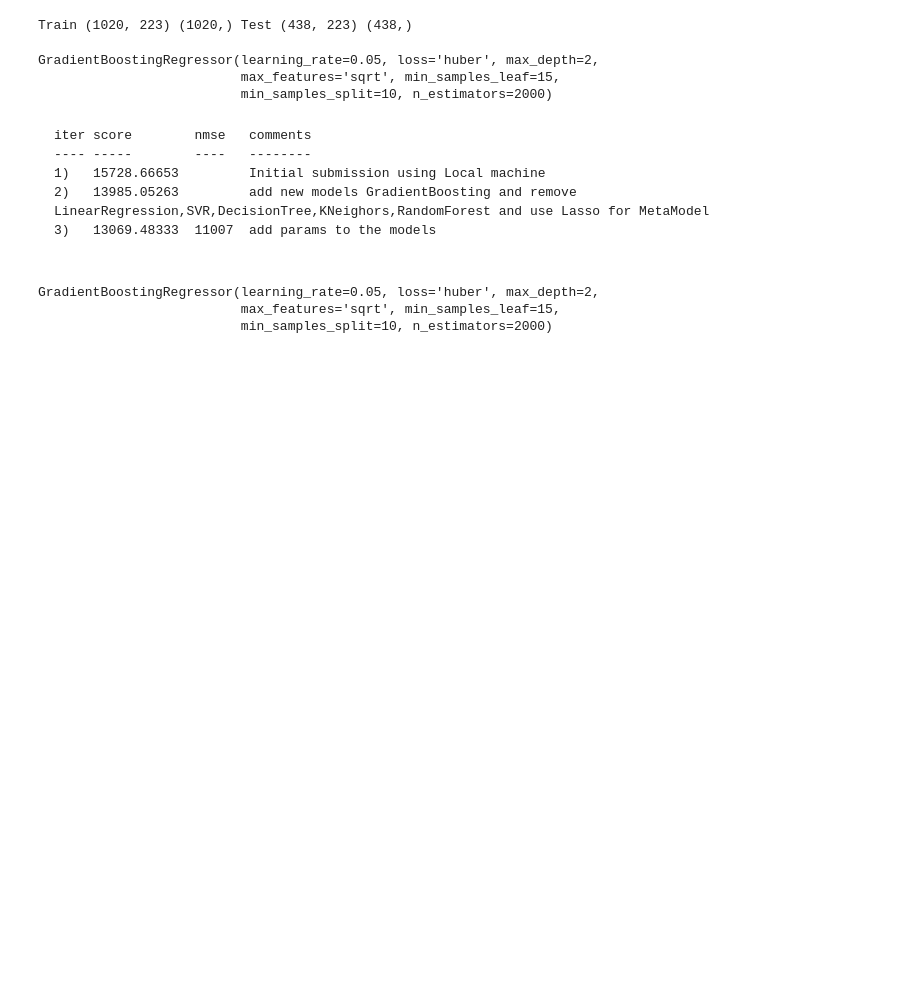
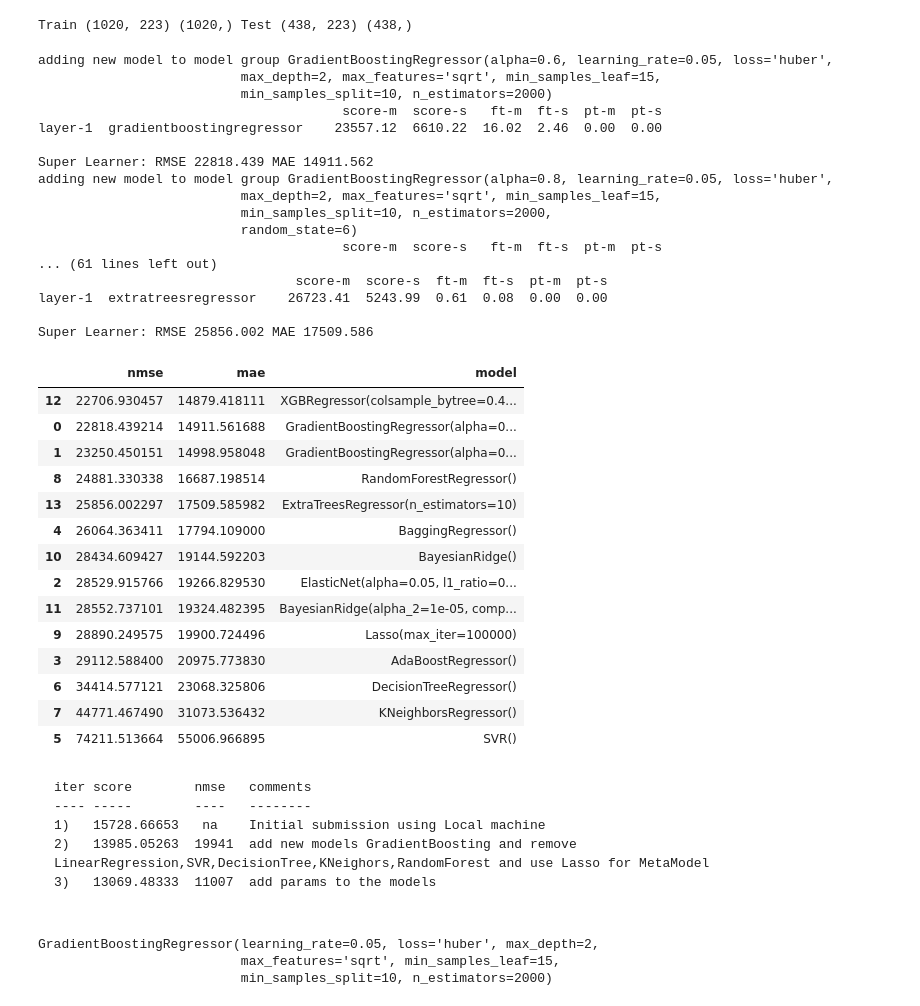
Before and after one commit to donaldsrepo/Kaggle_SalePrice, a Jupyter notebook: SuperLearnerRegressor.ipynb, the cells around one changed output. Cells and saved outputs as stored; diff of their text form; code cells hidden in the pictures; blank space fills up the shorter version.

```diff
--- a/CC_SuperLearnerRegressor.ipynb
+++ b/SuperLearnerRegressor.ipynb
@@ -37,7 +37,7 @@ def mae(yreal, yhat):
 	return mean_absolute_error(yreal, yhat)
 
 # create the super learner
-def get_super_learner(X, ModelList):
+def get_super_learner(X, ModelList, MetaModel):
     ensemble = SuperLearner(scorer=rmse, folds=10, shuffle=True, sample_size=len(X))
     # create a list of base-models
 
@@ -47,7 +47,7 @@ def get_super_learner(X, ModelList):
     ensemble.add(models)
     # add the meta model
     # ensemble.add_meta(LinearRegression())
-    ensemble.add_meta(Lasso())
+    ensemble.add_meta(MetaModel)
     return ensemble
 
 # create the inputs and outputs
@@ -69,49 +87,89 @@ Train (1020, 223) (1020,) Test (438, 223) (438,)
 # create the super learner
 model_results = []
 
-gbr  = {'alpha': 0.9, 'ccp_alpha': 0.0, 'criterion': 'friedman_mse', 'init': None, 'learning_rate': 0.05, 'loss': 'huber', 'max_depth': 2, 'max_features': 'sqrt', 'max_leaf_nodes': None, 'min_impurity_decrease': 0.0, 'min_impurity_split': None, 'min_samples_leaf': 15, 'min_samples_split': 10, 'min_weight_fraction_leaf': 0.0, 'n_estimators': 2000, 'n_iter_no_change': None, 'presort': 'deprecated', 'random_state': None, 'subsample': 1.0, 'tol': 0.0001, 'validation_fraction': 0.1, 'verbose': 0, 'warm_start': False}
+gbr  = {'alpha': 0.6, 'ccp_alpha': 0.0, 'criterion': 'friedman_mse', 'init': None, 'learning_rate': 0.05, 'loss': 'huber', 'max_depth': 2, 'max_features': 'sqrt', 'max_leaf_nodes': None, 'min_impurity_decrease': 0.0, 'min_impurity_split': None, 'min_samples_leaf': 15, 'min_samples_split': 10, 'min_weight_fraction_leaf': 0.0, 'n_estimators': 2000, 'n_iter_no_change': None, 'presort': 'deprecated', 'random_state': None, 'subsample': 1.0, 'tol': 0.0001, 'validation_fraction': 0.1, 'verbose': 0, 'warm_start': False}
+gbr2  = {'alpha': 0.8, 'ccp_alpha': 0.0, 'criterion': 'friedman_mse', 'init': None, 'learning_rate': 0.05, 'loss': 'huber', 'max_depth': 2, 'max_features': 'sqrt', 'max_leaf_nodes': None, 'min_impurity_decrease': 0.0, 'min_impurity_split': None, 'min_samples_leaf': 15, 'min_samples_split': 10, 'min_weight_fraction_leaf': 0.0, 'n_estimators': 2000, 'n_iter_no_change': None, 'presort': 'deprecated', 'random_state': 6, 'subsample': 1.0, 'tol': 0.0001, 'validation_fraction': 0.1, 'verbose': 0, 'warm_start': False}
 enet = {'alpha': 0.05, 'fit_intercept': True, 'l1_ratio': 0.85, 'max_iter': 1500, 'tol': .0001, 'normalize': False, 'selection': 'random'}
 kr = {'alpha': 2.2, 'coef0': 0.5, 'degree': 5, 'gamma': 0.001, 'kernel': 'polynomial'}
 rf = {'criterion': 'mse', 'max_depth': 5, 'max_features': None, 'min_samples_leaf': 5, 'min_samples_split': 10, 'n_estimators': 50}
-lgbm = {'bagging_fraction': 0.85, 'bagging_freq': 5, 'bagging_seed': 9, 'boosting_type': 'gbdt', 'class_weight': None, 'colsample_bytree': 1.0, 'feature_fraction': 0.2319, 'feature_fraction_seed': 9, 'importance_type': 'split', 'learning_rate': 0.05, 'max_bin': 55, 'max_depth': -1, 'min_child_samples': 5, 'min_child_weight': 0.001, 'min_data_in_leaf': 9, 'min_split_gain': 0.0, 'min_sum_hessian_in_leaf': 11, 'n_estimators': 650, 'num_leaves': 5, 'objective': 'regression', 'random_state': 1, 'reg_alpha': 0.0, 'reg_lambda': 0.0, 'subsample': 1.0, 'subsample_for_bin': 1000, 'subsample_freq': 0}
+lgbm = {'bagging_fraction': 0.85, 'bagging_freq': 5, 'bagging_seed': 9, 'boosting_type': 'gbdt', 'class_weight': None, 'colsample_bytree': 1.0, 'feature_fraction': 0.2319, 'feature_fraction_seed': 9, 'importance_type': 'split', 'learning_rate': 0.05, 'max_bin': 55, 'max_depth': -1, 'min_child_samples': 5, 'min_child_weight': 0.001, 'min_data_in_leaf': 9, 'min_split_gain': 0.0, 'min_sum_hessian_in_leaf': 11, 'n_estimators': 650, 'num_leaves': 5, 'objective': 'regression', 'random_state': None, 'reg_alpha': 0.0, 'reg_lambda': 0.0, 'subsample': 1.0, 'subsample_for_bin': 1000, 'subsample_freq': 0}
+br = {'alpha_1': 1e-06, 'alpha_2': 1e-05, 'alpha_init': None, 'compute_score': True, 'copy_X': True, 'fit_intercept': True, 'lambda_1': 1e-05, 'lambda_2': 1e-06, 'lambda_init': None, 'n_iter': 50, 'normalize': False, 'tol': 0.001, 'verbose': False}
 
 ModelList = [GradientBoostingRegressor(**gbr),
+             GradientBoostingRegressor(**gbr2),
              ElasticNet(**enet),
              AdaBoostRegressor(),
              BaggingRegressor(n_estimators=10),
-             LinearRegression(),
+             #LinearRegression(), #always a bad score
              SVR(),
              DecisionTreeRegressor(),
              KNeighborsRegressor(),
              RandomForestRegressor(),
-             Lasso(),
+             Lasso(max_iter=100000),
              BayesianRidge(),
+             BayesianRidge(**br),
              #lgb.LGBMRegressor(**lgbm),
-             xgb.XGBRegressor(colsample_bytree=0.4603, gamma=0.0468,learning_rate=0.05, max_depth=3,min_child_weight=1.7817, n_estimators=2200,reg_alpha=0.4640, reg_lambda=0.8571,subsample=0.5213, silent=1,random_state=7, nthread = -1),
+             xgb.XGBRegressor(colsample_bytree=0.4603, gamma=0.0468,learning_rate=0.05, max_depth=3,min_child_weight=1.7817, n_estimators=2200,reg_alpha=0.4640, reg_lambda=0.8571,subsample=0.5213, silent=1, nthread = -1),
              ExtraTreesRegressor(n_estimators=10)]
 
 for model in (ModelList):
-    print(model)
-    ensemble = get_super_learner(X, ModelList)
+    find_meta = 0
+    if (find_meta == 1):
+        print("evaluating meta model", model)
+        ensemble = get_super_learner(X, [SVR(),ElasticNet(**enet),GradientBoostingRegressor(**gbr), model], model)
+    else:
+        print("adding new model to model group", model)
+        #ensemble = get_super_learner(X, [SVR(),ElasticNet(**enet),GradientBoostingRegressor(**gbr), model], BayesianRidge())
+        #compare 2 versions of gbr
+        ensemble = get_super_learner(X, [model], BayesianRidge())
     # fit the super learner
     ensemble.fit(np.array(X), np.array(y))
     # summarize base learners
     print(ensemble.data)
     # evaluate meta model
     yhat = ensemble.predict(np.array(X_val))
     rmse_val = rmse(y_val, yhat)
     mae_val = mae(y_val, yhat)
     print('Super Learner: RMSE %.3f MAE %.3f' % (rmse_val, mae_val))
 
-    model_results.append([rmse_val, str(ModelList).rstrip()])
+    model_results.append([rmse_val, mae_val, str(model).rstrip()])
 
-    df_mr = pd.DataFrame(model_results, columns = ['nmse','model'])
-    df_mr.sort_values(by=['nmse'])
+df_mr = pd.DataFrame(model_results, columns = ['nmse','mae','model'])
+df_mr.sort_values(by=['nmse'])
     #df_mr.model[0]
 # %% [output]
-GradientBoostingRegressor(learning_rate=0.05, loss='huber', max_depth=2,
-                          max_features='sqrt', min_samples_leaf=15,
+adding new model to model group GradientBoostingRegressor(alpha=0.6, learning_rate=0.05, loss='huber',
+                          max_depth=2, max_features='sqrt', min_samples_leaf=15,
                           min_samples_split=10, n_estimators=2000)
+                                       score-m  score-s   ft-m  ft-s  pt-m  pt-s
+layer-1  gradientboostingregressor    23557.12  6610.22  16.02  2.46  0.00  0.00
+
+Super Learner: RMSE 22818.439 MAE 14911.562
+adding new model to model group GradientBoostingRegressor(alpha=0.8, learning_rate=0.05, loss='huber',
+                          max_depth=2, max_features='sqrt', min_samples_leaf=15,
+                          min_samples_split=10, n_estimators=2000,
+                          random_state=6)
+                                       score-m  score-s   ft-m  ft-s  pt-m  pt-s
+... (61 lines left out)
+                                 score-m  score-s  ft-m  ft-s  pt-m  pt-s
+layer-1  extratreesregressor    26723.41  5243.99  0.61  0.08  0.00  0.00
+
+Super Learner: RMSE 25856.002 MAE 17509.586
+|  | nmse | mae | model |
+| 12 | 22706.930457 | 14879.418111 | XGBRegressor(colsample_bytree=0.4... |
+| 0 | 22818.439214 | 14911.561688 | GradientBoostingRegressor(alpha=0... |
+| 1 | 23250.450151 | 14998.958048 | GradientBoostingRegressor(alpha=0... |
+| 8 | 24881.330338 | 16687.198514 | RandomForestRegressor() |
+| 13 | 25856.002297 | 17509.585982 | ExtraTreesRegressor(n_estimators=10) |
+| 4 | 26064.363411 | 17794.109000 | BaggingRegressor() |
+| 10 | 28434.609427 | 19144.592203 | BayesianRidge() |
+| 2 | 28529.915766 | 19266.829530 | ElasticNet(alpha=0.05, l1_ratio=0... |
+| 11 | 28552.737101 | 19324.482395 | BayesianRidge(alpha_2=1e-05, comp... |
+| 9 | 28890.249575 | 19900.724496 | Lasso(max_iter=100000) |
+| 3 | 29112.588400 | 20975.773830 | AdaBoostRegressor() |
+| 6 | 34414.577121 | 23068.325806 | DecisionTreeRegressor() |
+| 7 | 44771.467490 | 31073.536432 | KNeighborsRegressor() |
+| 5 | 74211.513664 | 55006.966895 | SVR() |
 # %%
 y_test_hat = ensemble.predict(test)
 # %%
@@ -124,8 +182,8 @@ y_test_pred.to_csv('submission.csv', index=False)
 <pre>
 iter score        nmse   comments
 ---- -----        ----   --------
-1)   15728.66653         Initial submission using Local machine
-2)   13985.05263         add new models GradientBoosting and remove LinearRegression,SVR,DecisionTree,KNeighors,RandomForest and use Lasso for MetaModel
+1)   15728.66653   na    Initial submission using Local machine
+2)   13985.05263  19941  add new models GradientBoosting and remove LinearRegression,SVR,DecisionTree,KNeighors,RandomForest and use Lasso for MetaModel
 3)   13069.48333  11007  add params to the models
 # %%
 ModelList[0]
```
Also changed, not shown: parts of 2 cells of this notebook, 13 other files.
